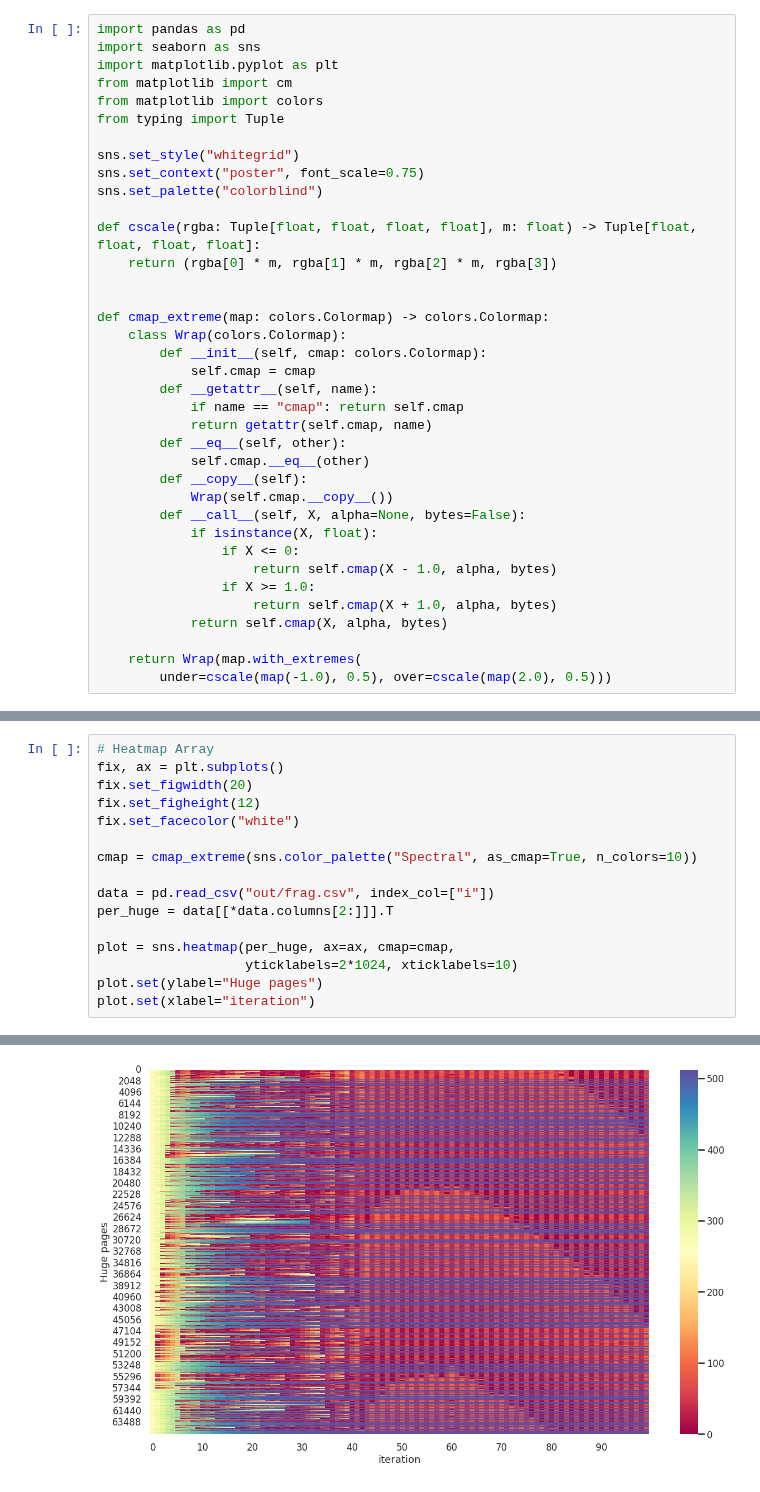
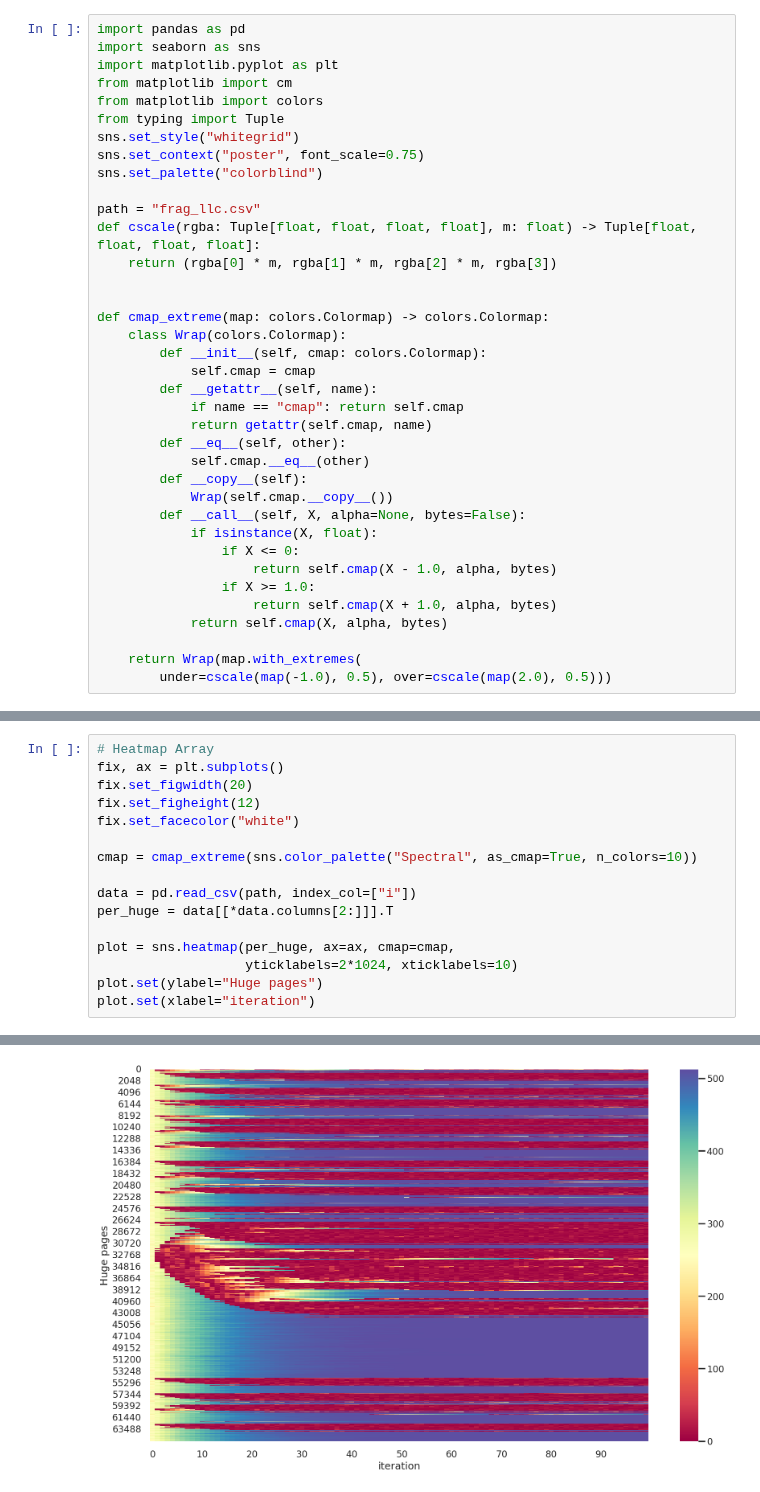
Before and after one commit to luhsra/llfree-c, a Jupyter notebook: results/frag.ipynb, the cells around one changed output, grey strips where cells are left out. Saved outputs shown, nothing was run; the diff lists cells and outputs as text.

```diff
--- a/results/frag.ipynb
+++ b/results/frag.ipynb
@@ -5,11 +5,11 @@ import matplotlib.pyplot as plt
 from matplotlib import cm
 from matplotlib import colors
 from typing import Tuple
-
 sns.set_style("whitegrid")
 sns.set_context("poster", font_scale=0.75)
 sns.set_palette("colorblind")
 
+path = "frag_llc.csv"
 def cscale(rgba: Tuple[float, float, float, float], m: float) -> Tuple[float, float, float, float]:
     return (rgba[0] * m, rgba[1] * m, rgba[2] * m, rgba[3])
 
@@ -82,7 +63,7 @@ fix.set_facecolor("white")
 
 cmap = cmap_extreme(sns.color_palette("Spectral", as_cmap=True, n_colors=10))
 
-data = pd.read_csv("out/frag.csv", index_col=["i"])
+data = pd.read_csv(path, index_col=["i"])
 per_huge = data[[*data.columns[2:]]].T
 
 plot = sns.heatmap(per_huge, ax=ax, cmap=cmap,
@@ -94 +75 @@ plot.set(xlabel="iteration")
-[figure, old version]
+[figure, new version]
```
Also changed, not shown: parts of 4 cells of this notebook, 4 other files.
